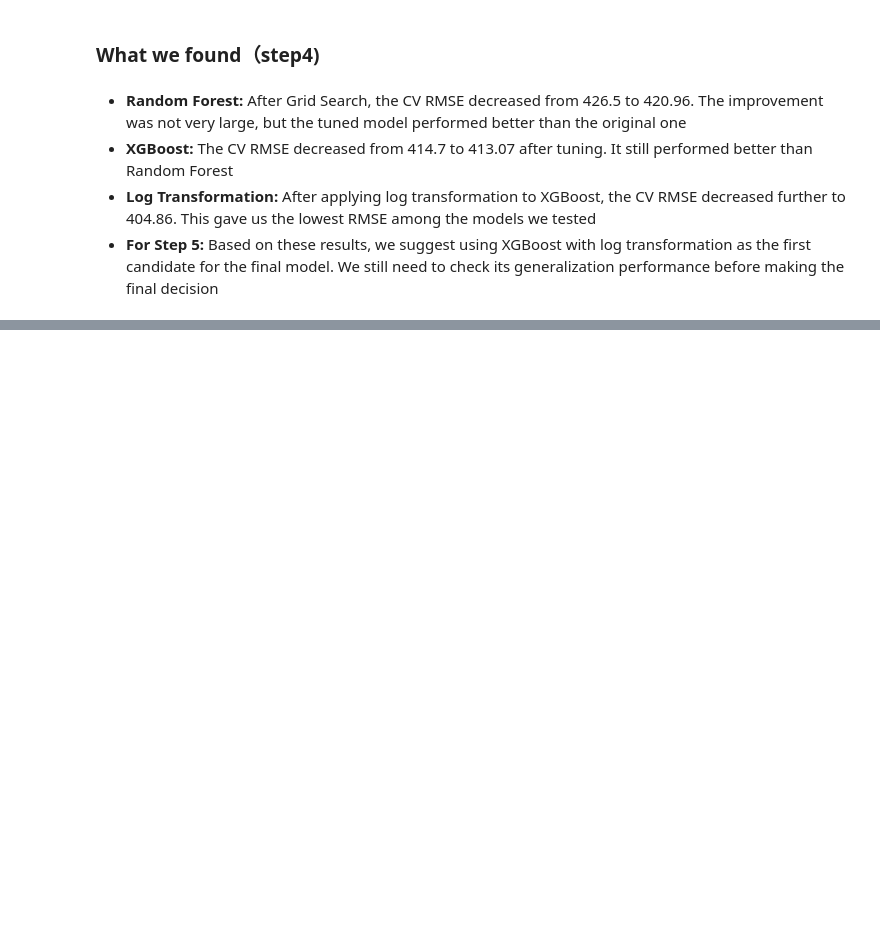
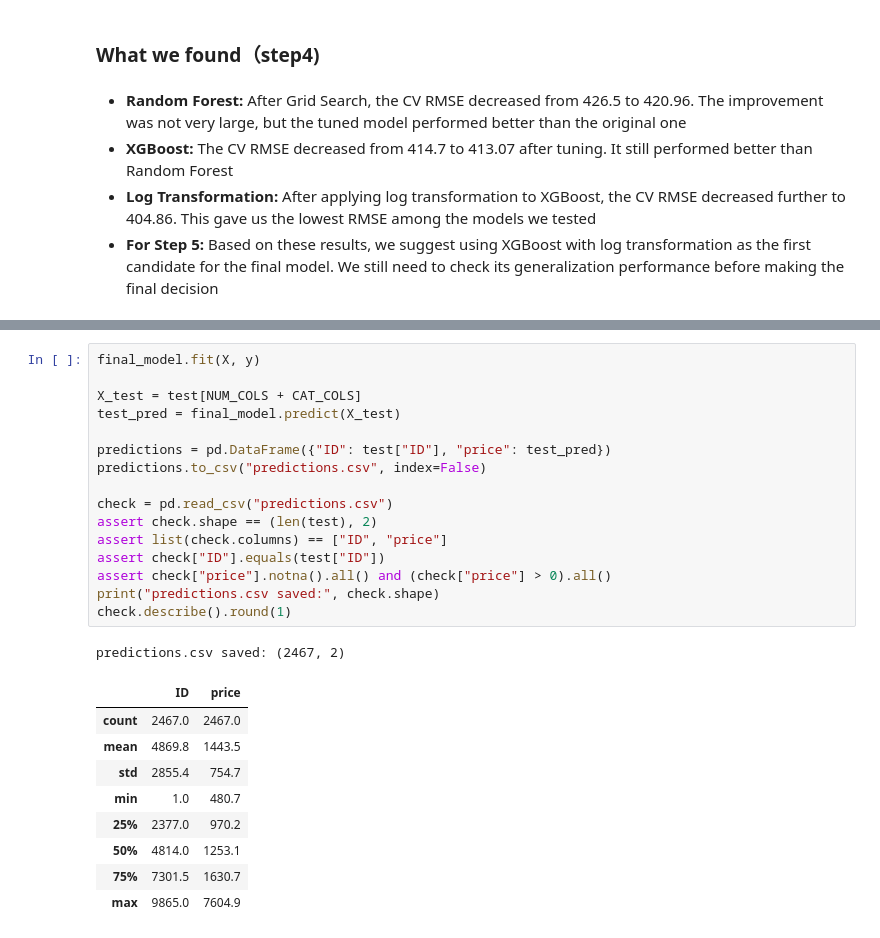
Before and after one commit to kevinherrera-dev/CAI_4105_2026_Fall_Team_5, a Jupyter notebook: challenge1.ipynb, the cells around one changed output, grey strips where cells are left out. Saved outputs shown, nothing was run; the diff lists cells and outputs as text; blank space fills up the shorter version.

```diff
--- a/challenge1.ipynb
+++ b/challenge1.ipynb
@@ -391,0 +507,27 @@ Log XGBoost RMSE: 404.8631652832031
+# %%
+final_model.fit(X, y)
+
+X_test = test[NUM_COLS + CAT_COLS]
+test_pred = final_model.predict(X_test)
+
+predictions = pd.DataFrame({"ID": test["ID"], "price": test_pred})
+predictions.to_csv("predictions.csv", index=False)
+
+check = pd.read_csv("predictions.csv")
+assert check.shape == (len(test), 2)
+assert list(check.columns) == ["ID", "price"]
+assert check["ID"].equals(test["ID"])
+assert check["price"].notna().all() and (check["price"] > 0).all()
+print("predictions.csv saved:", check.shape)
+check.describe().round(1)
+# %% [output]
+predictions.csv saved: (2467, 2)
+|  | ID | price |
+| count | 2467.0 | 2467.0 |
+| mean | 4869.8 | 1443.5 |
+| std | 2855.4 | 754.7 |
+| min | 1.0 | 480.7 |
+| 25% | 2377.0 | 970.2 |
+| 50% | 4814.0 | 1253.1 |
+| 75% | 7301.5 | 1630.7 |
+| max | 9865.0 | 7604.9 |
```
Also changed, not shown: parts of 18 cells of this notebook, 4 other files.
